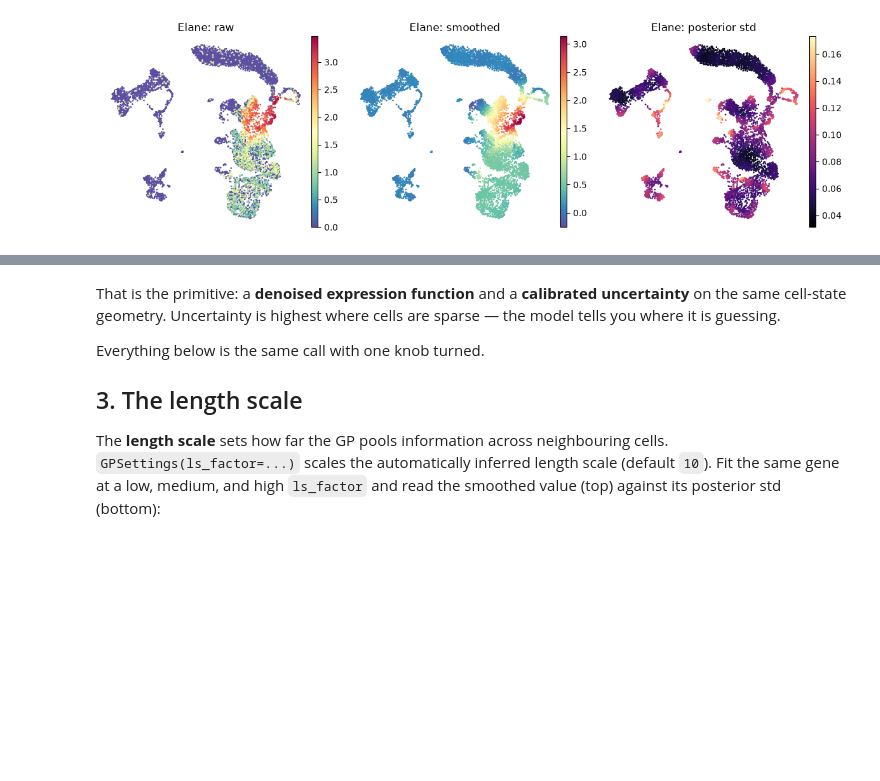
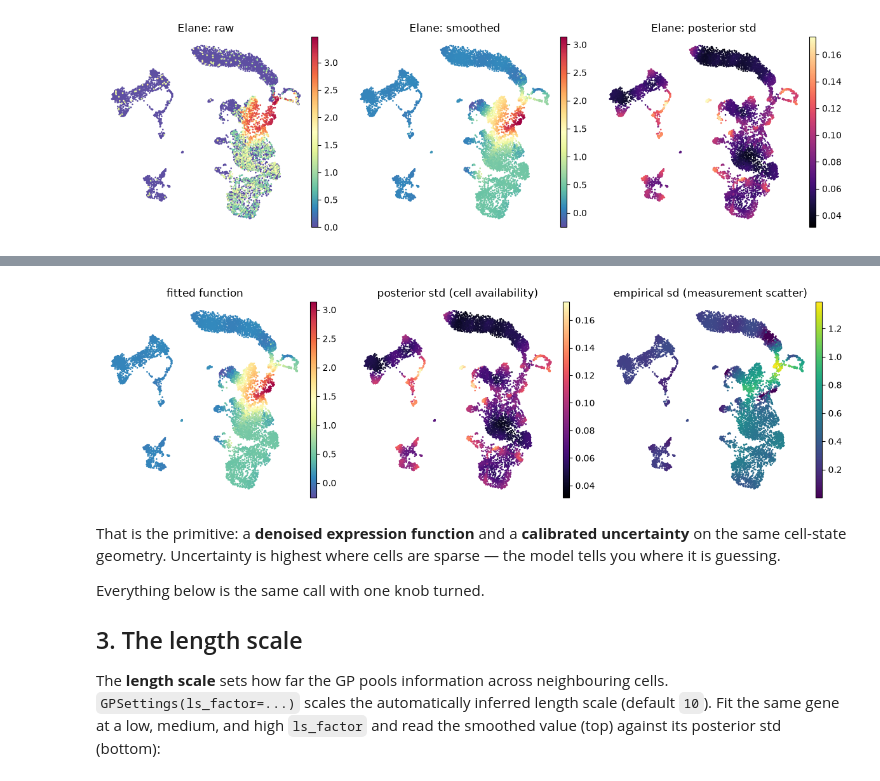
Before and after one commit to settylab/kompot, a Jupyter notebook: examples/05_smooth_expression.ipynb, the cells around one changed output, grey strips where cells are left out. Drawn from its saved outputs; the diff is of its cells as text; code cells hidden in the pictures; blank space fills up the shorter version.

```diff
--- a/examples/05_smooth_expression.ipynb
+++ b/examples/05_smooth_expression.ipynb
@@ -206,0 +176,33 @@ plt.tight_layout()
+# %%
+from kompot import GPSettings, OutputSettings, StorageSettings
+
+# The posterior std carries no gene-specific information: verify it directly.
+gene_cols = [adata.var_names.get_loc(g) for g in GENES]
+stds = adata.layers[std][:, gene_cols]
+print("posterior std identical across genes:",
+      np.allclose(stds, stds[:, :1], equal_nan=True))
+
+# Re-fit asking for the empirical (measurement) variability as well.
+kompot.smooth_expression(
+    adata,
+    obsm_key=DIMENSIONALITY_REDUCTION,
+    layer=LAYER_FOR_EXPRESSION,
+    genes=GENES,
+    gp=GPSettings(use_empirical_variance=True),
+    storage=StorageSettings(result_key="kompot_smooth_emp"),
+    output=OutputSettings(progress=False),
+)
+
+obs_var = "kompot_smooth_emp_all_obs_variance"   # layer: measurement variability
+
+adata.obs[f"{gene}: obs sd"] = np.sqrt(adata.layers[obs_var][:, gi])
+
+fig, axes = plt.subplots(1, 3, figsize=(12, 3.6))
+sc.pl.embedding(adata, "umap", color=f"{gene}: smoothed", ax=axes[0], show=False,
+                frameon=False, cmap="Spectral_r", title="fitted function")
+sc.pl.embedding(adata, "umap", color=f"{gene}: posterior std", ax=axes[1], show=False,
+                frameon=False, cmap="magma", title="posterior std (cell availability)")
+sc.pl.embedding(adata, "umap", color=f"{gene}: obs sd", ax=axes[2], show=False,
+                frameon=False, cmap="viridis", title="empirical sd (measurement scatter)")
+plt.tight_layout()
+# %% [output]
@@ -207,3 +211,4 @@ plt.tight_layout()
+[figure, added]
 # %% [markdown]
 That is the primitive: a **denoised expression function** and a **calibrated uncertainty**
 on the same cell-state geometry. Uncertainty is highest where cells are sparse — the model
```
Also changed, not shown: parts of 12 cells of this notebook, 1 other file.
